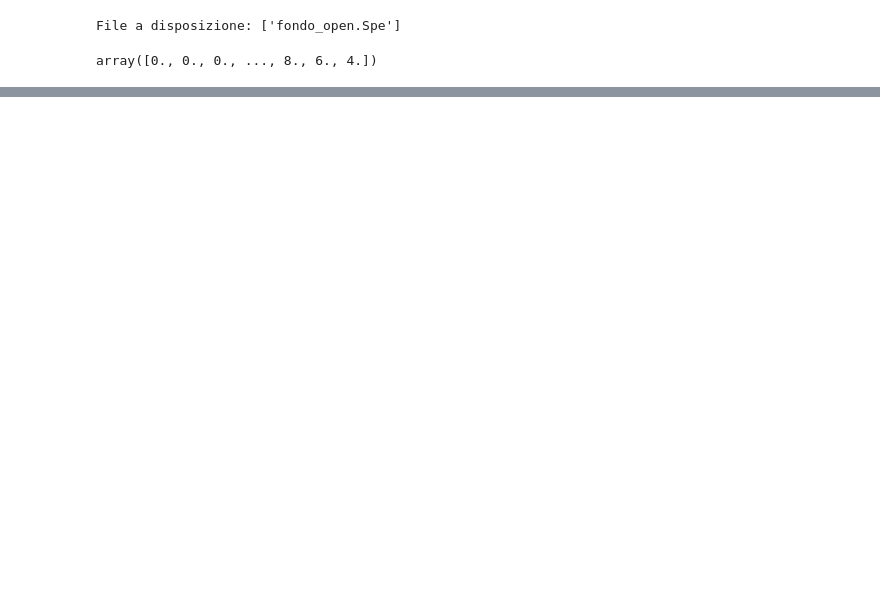
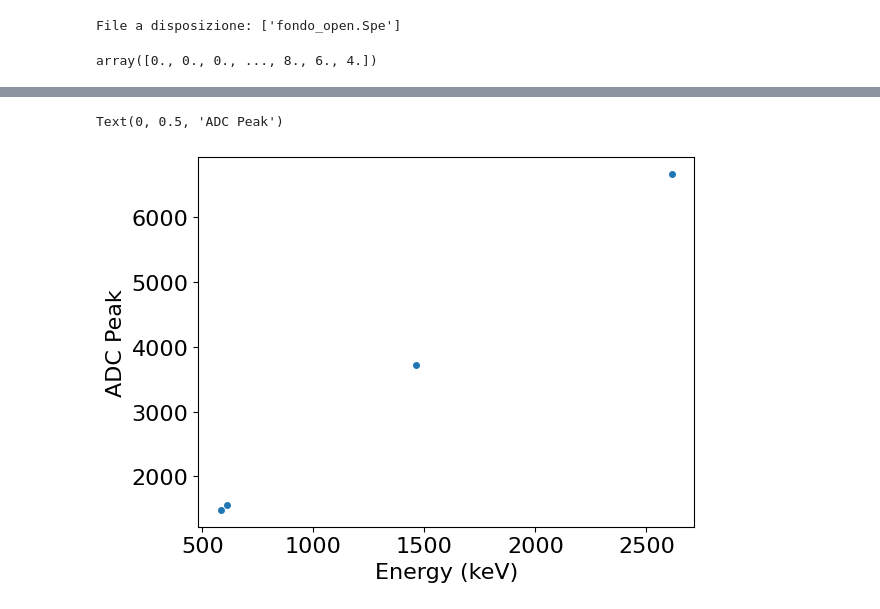
Before and after one commit to cerasole/EnvironmentalRadioactivity, a Jupyter notebook: Notebooks/SpectralFitHPGe.ipynb, the cells around one changed output, grey strips where cells are left out. Drawn from its saved outputs; the diff is of its cells as text; code cells hidden in the pictures; blank space fills up the shorter version.

```diff
--- a/Notebooks/SpectralFitHPGe.ipynb
+++ b/Notebooks/SpectralFitHPGe.ipynb
@@ -78,0 +94,11 @@ ax.legend()
+# %%
+adc_peaks = [1484, 1552, 3727, 6671]
+energy_peaks = [583, 609, 1460, 2614]
+adc_peaks_err = [2, 2, 2, 2]
+
+plt.errorbar(energy_peaks, adc_peaks, yerr = adc_peaks_err, ls = "None", marker = "o", ms = 4)
+plt.xlabel("Energy (keV)")
+plt.ylabel("ADC Peak")
+# %% [output]
+Text(0, 0.5, 'ADC Peak')
+[figure, added]
```
Also changed, not shown: parts of 7 cells of this notebook.
